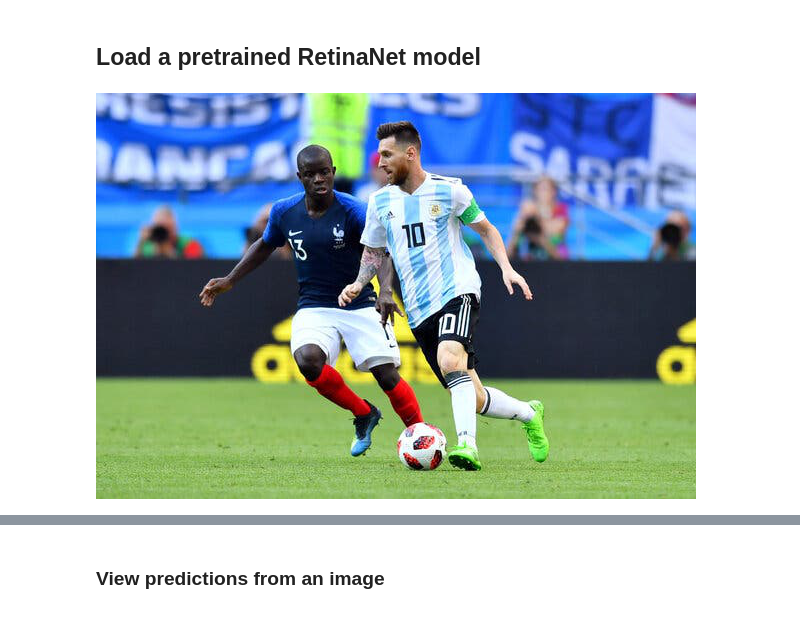
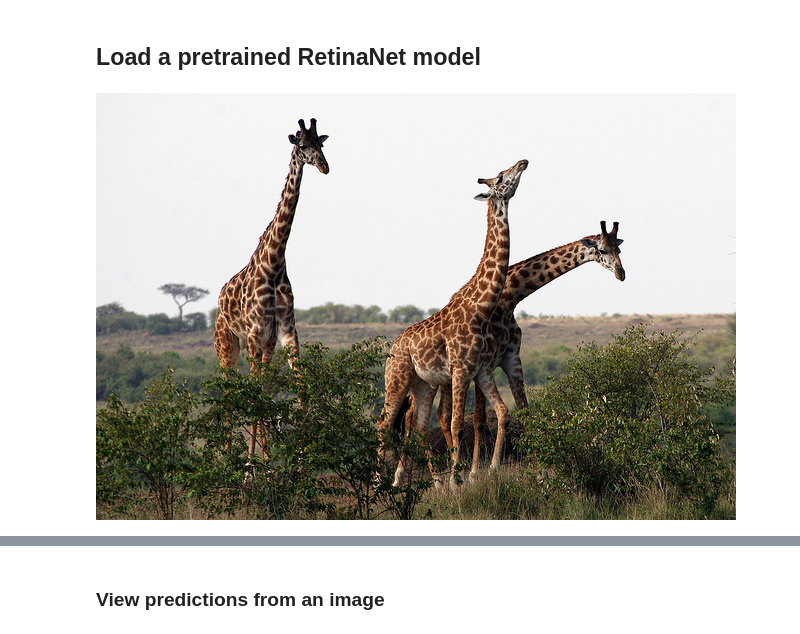
Before and after one commit to fastforwardlabs/one-stage-od-inference, a Jupyter notebook: Inference_walkthrough.ipynb, the cells around one changed output, grey strips where cells are left out. Cells and saved outputs as stored; diff of their text form; code cells hidden in the pictures.

```diff
--- a/Inference_walkthrough.ipynb
+++ b/Inference_walkthrough.ipynb
@@ -30,10 +31,11 @@ retinanet = retinanet_resnet50_fpn(
 )
 # %%
 # load an image
-test_img = Image.open("data/soccer_img.jpg")
+test_img = Image.open("images/soccer_img.jpg")
+test_img = Image.open("images/giraffe.jpg")
 test_img
 # %% [output]
-[figure, old version]
+[figure, new version]
 # %%
 # define transform
 transform = transforms.Compose(
```
Also changed, not shown: parts of 24 cells of this notebook, 1 other file.
